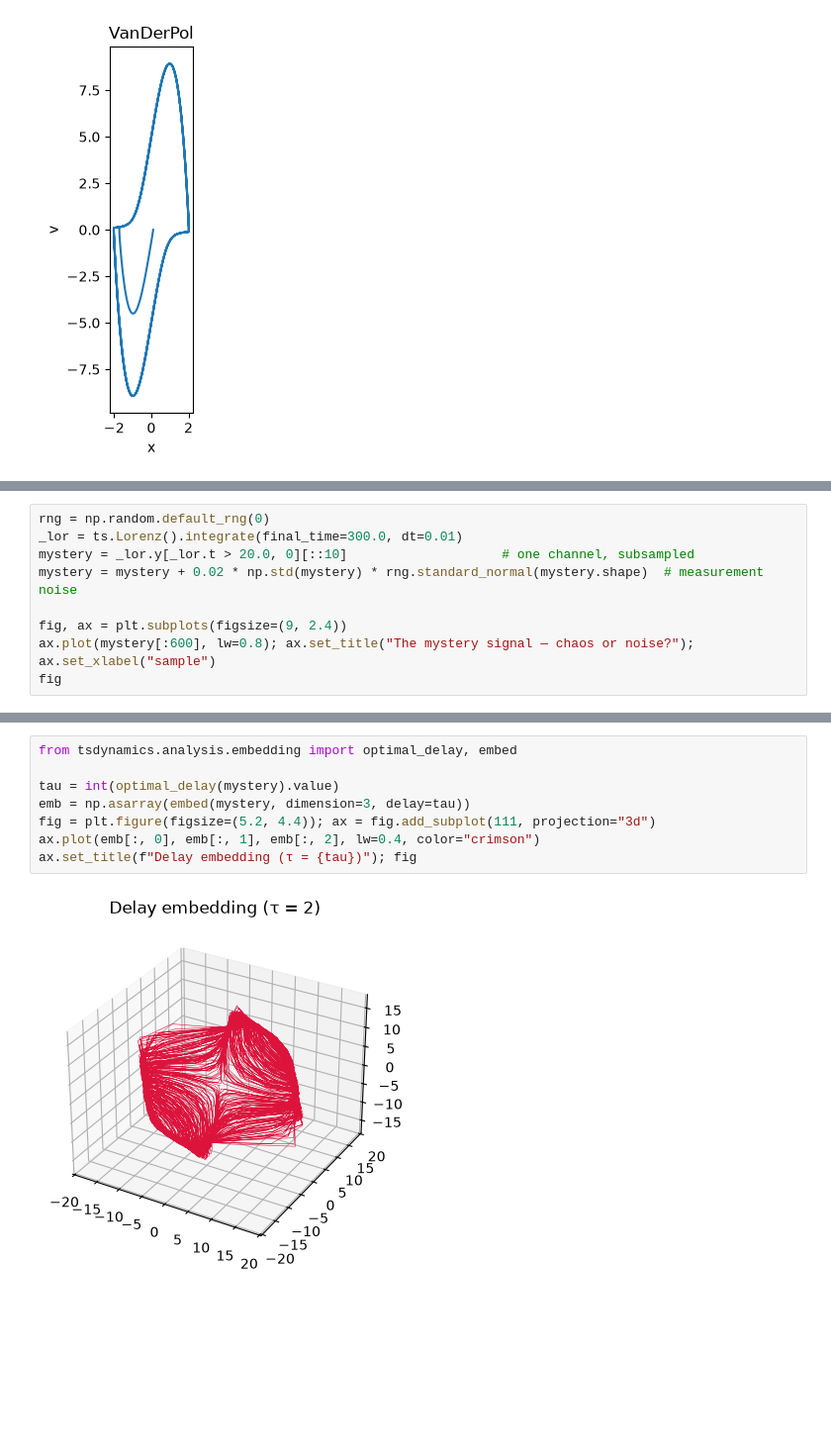
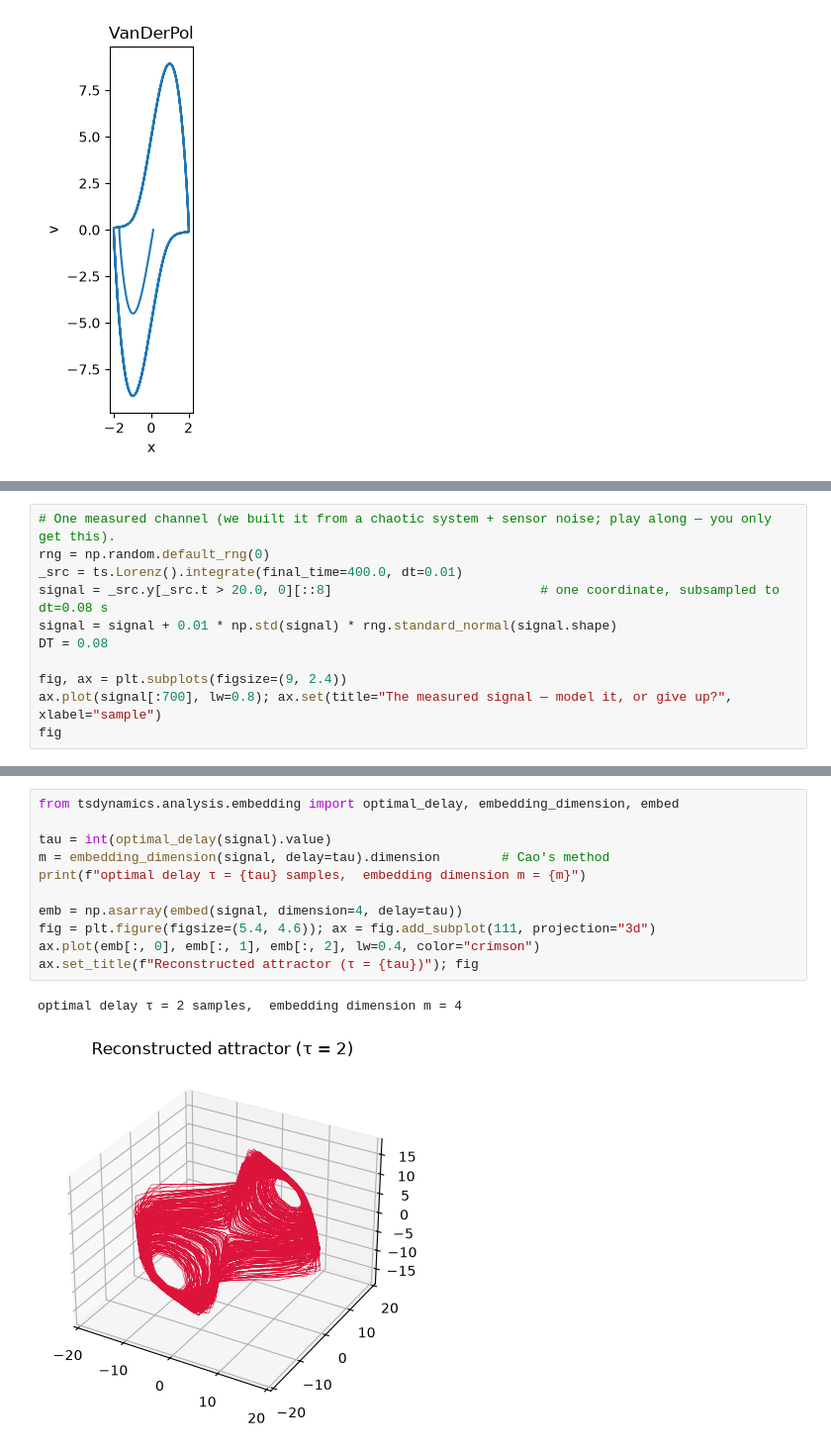
Before and after one commit to El3ssar/tsdynamics-workshop, a Jupyter notebook: workshop_express.ipynb, the cells around one changed output, grey strips where cells are left out. Shown at 99% size. Saved outputs shown, nothing was run; the diff lists cells and outputs as text; blank space fills up the shorter version.

```diff
--- a/workshop_express.ipynb
+++ b/workshop_express.ipynb
@@ -172,10 +245,12 @@ pretend you don't know that.)
 # %%
+# One measured channel (we built it from a chaotic system + sensor noise; play along — you only get this).
 rng = np.random.default_rng(0)
-_lor = ts.Lorenz().integrate(final_time=300.0, dt=0.01)
-mystery = _lor.y[_lor.t > 20.0, 0][::10]                    # one channel, subsampled
-mystery = mystery + 0.02 * np.std(mystery) * rng.standard_normal(mystery.shape)  # measurement noise
+_src = ts.Lorenz().integrate(final_time=400.0, dt=0.01)
+signal = _src.y[_src.t > 20.0, 0][::8]                           # one coordinate, subsampled to dt=0.08 s
+signal = signal + 0.01 * np.std(signal) * rng.standard_normal(signal.shape)
+DT = 0.08
 
 fig, ax = plt.subplots(figsize=(9, 2.4))
-ax.plot(mystery[:600], lw=0.8); ax.set_title("The mystery signal — chaos or noise?"); ax.set_xlabel("sample")
+ax.plot(signal[:700], lw=0.8); ax.set(title="The measured signal — model it, or give up?", xlabel="sample")
 fig
 # %% [output]
@@ -187,10 +262,14 @@ itself, re-draws the underlying dynamics. The library finds a good delay for you
 # %%
-from tsdynamics.analysis.embedding import optimal_delay, embed
+from tsdynamics.analysis.embedding import optimal_delay, embedding_dimension, embed
 
-tau = int(optimal_delay(mystery).value)
-emb = np.asarray(embed(mystery, dimension=3, delay=tau))
-fig = plt.figure(figsize=(5.2, 4.4)); ax = fig.add_subplot(111, projection="3d")
+tau = int(optimal_delay(signal).value)
+m = embedding_dimension(signal, delay=tau).dimension        # Cao's method
+print(f"optimal delay τ = {tau} samples,  embedding dimension m = {m}")
+
+emb = np.asarray(embed(signal, dimension=4, delay=tau))
+fig = plt.figure(figsize=(5.4, 4.6)); ax = fig.add_subplot(111, projection="3d")
 ax.plot(emb[:, 0], emb[:, 1], emb[:, 2], lw=0.4, color="crimson")
-ax.set_title(f"Delay embedding (τ = {tau})"); fig
+ax.set_title(f"Reconstructed attractor (τ = {tau})"); fig
 # %% [output]
+optimal delay τ = 2 samples,  embedding dimension m = 4
-[figure, old version]
+[figure, new version]
```
Also changed, not shown: parts of 64 cells of this notebook, 2 other files.
